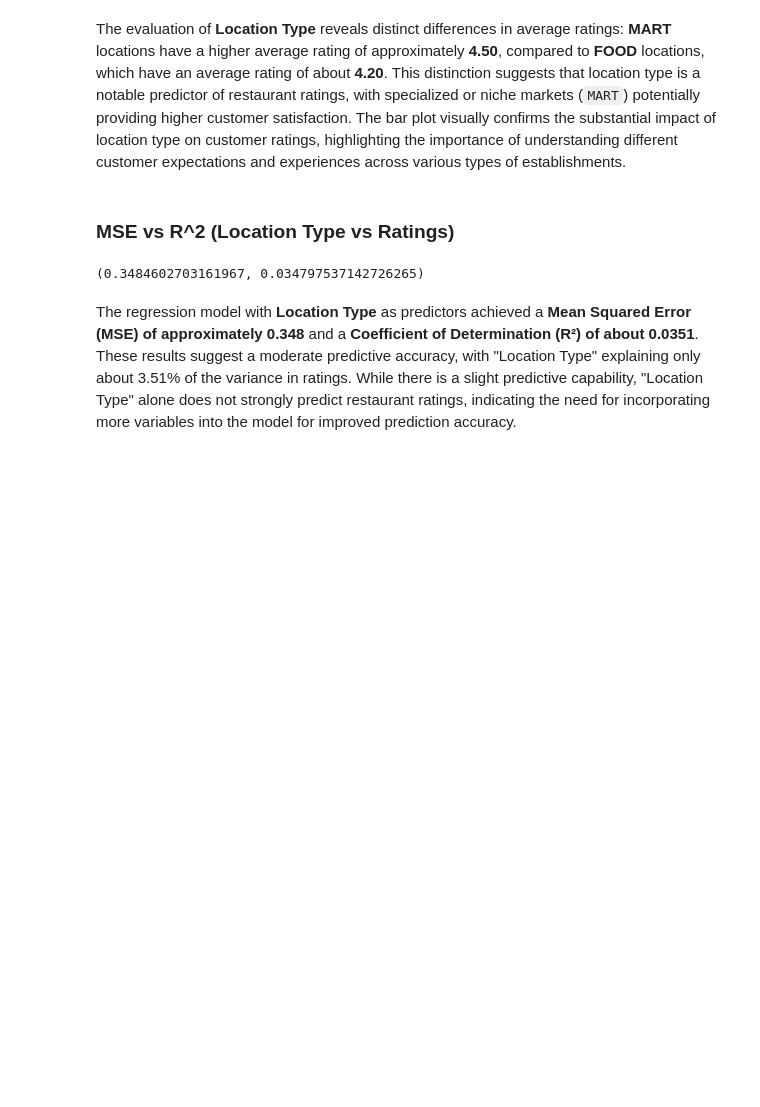
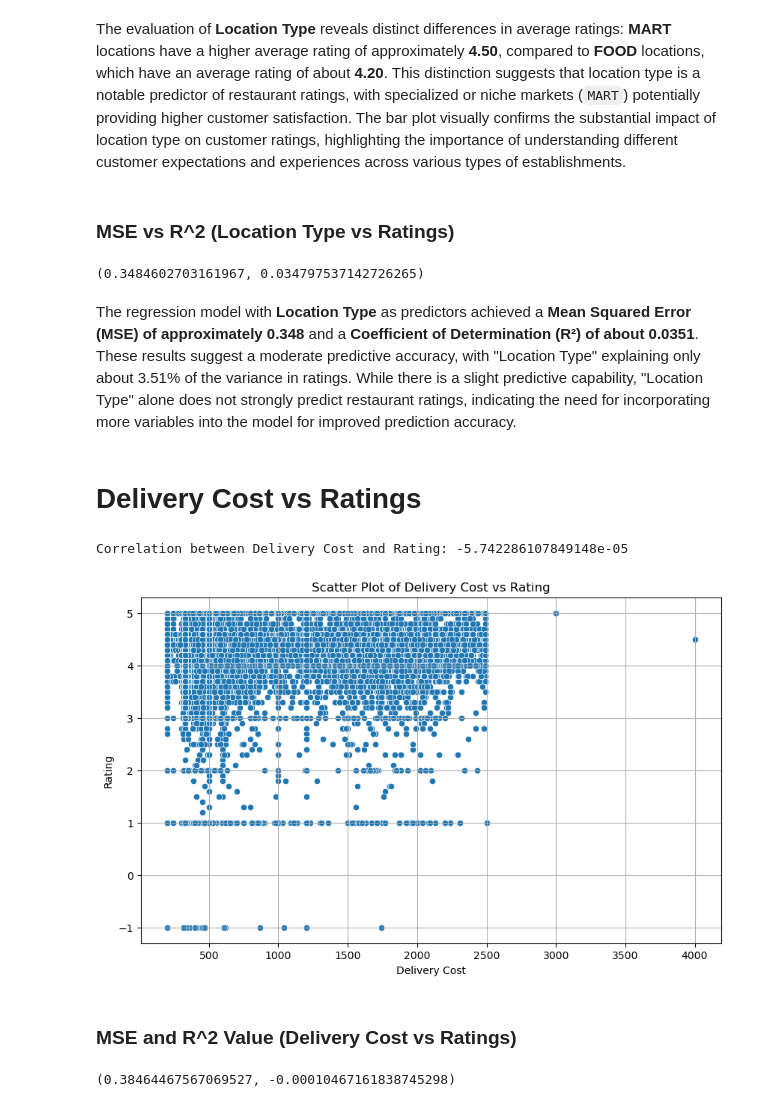
Before and after one commit to KCCHONG1997/ntu-grabsg-datasci-miniproject, a Jupyter notebook: Data Analysis.ipynb, the cells around one changed output. Drawn from its saved outputs; the diff is of its cells as text; code cells hidden in the pictures; blank space fills up the shorter version.

```diff
--- a/Data Analysis.ipynb
+++ b/Data Analysis.ipynb
@@ -234,3 +255,50 @@ mse_lt_filtered, r2_lt_filtered
 (0.3484602703161967, 0.034797537142726265)
 # %% [markdown]
 The regression model with **Location Type** as predictors achieved a **Mean Squared Error (MSE) of approximately 0.348** and a **Coefficient of Determination (R²) of about 0.0351**. These results suggest a moderate predictive accuracy, with "Location Type" explaining only about 3.51% of the variance in ratings. While there is a slight predictive capability, "Location Type" alone does not strongly predict restaurant ratings, indicating the need for incorporating more variables into the model for improved prediction accuracy.
+# %% [markdown]
+# Delivery Cost vs Ratings
+# %%
+# Prepare the data by dropping NaN values for delivery cost and rating
+data_filtered_delivery_cost = resData.dropna(subset=['rating', 'delivery_cost'])
+
+# Calculate the correlation between 'delivery_cost' and 'rating'
+correlation_delivery_cost = data_filtered_delivery_cost['delivery_cost'].corr(data_filtered_delivery_cost['rating'])
+
+# Display the correlation
+print(f"Correlation between Delivery Cost and Rating: {correlation_delivery_cost}")
+
+# Plotting the relationship
+plt.figure(figsize=(10, 6))
+sns.scatterplot(x='delivery_cost', y='rating', data=data_filtered_delivery_cost)
+plt.title('Scatter Plot of Delivery Cost vs Rating')
+plt.xlabel('Delivery Cost')
+plt.ylabel('Rating')
+plt.grid(True)
+plt.show()
+# %% [output]
+Correlation between Delivery Cost and Rating: -5.742286107849148e-05
+[figure, added]
+# %% [markdown]
+### MSE and R^2 Value (Delivery Cost vs Ratings)
+# %%
+# Features and target for delivery cost
+X_cost = data_filtered_delivery_cost[['delivery_cost']]
+y_cost = data_filtered_delivery_cost['rating']
+
+# Splitting the data
+X_train_cost, X_test_cost, y_train_cost, y_test_cost = train_test_split(X_cost, y_cost, test_size=0.2, random_state=42)
+
+# Create a linear regression model for delivery cost
+model_cost = LinearRegression()
+model_cost.fit(X_train_cost, y_train_cost)
+
+# Predicting ratings
+y_pred_cost = model_cost.predict(X_test_cost)
+
+# Calculate MSE and R² for delivery cost
+mse_cost = mean_squared_error(y_test_cost, y_pred_cost)
+r2_cost = r2_score(y_test_cost, y_pred_cost)
+
+mse_cost, r2_cost
+# %% [output]
+(0.38464467567069527, -0.00010467161838745298)
```
Also changed, not shown: parts of 9 cells of this notebook.
